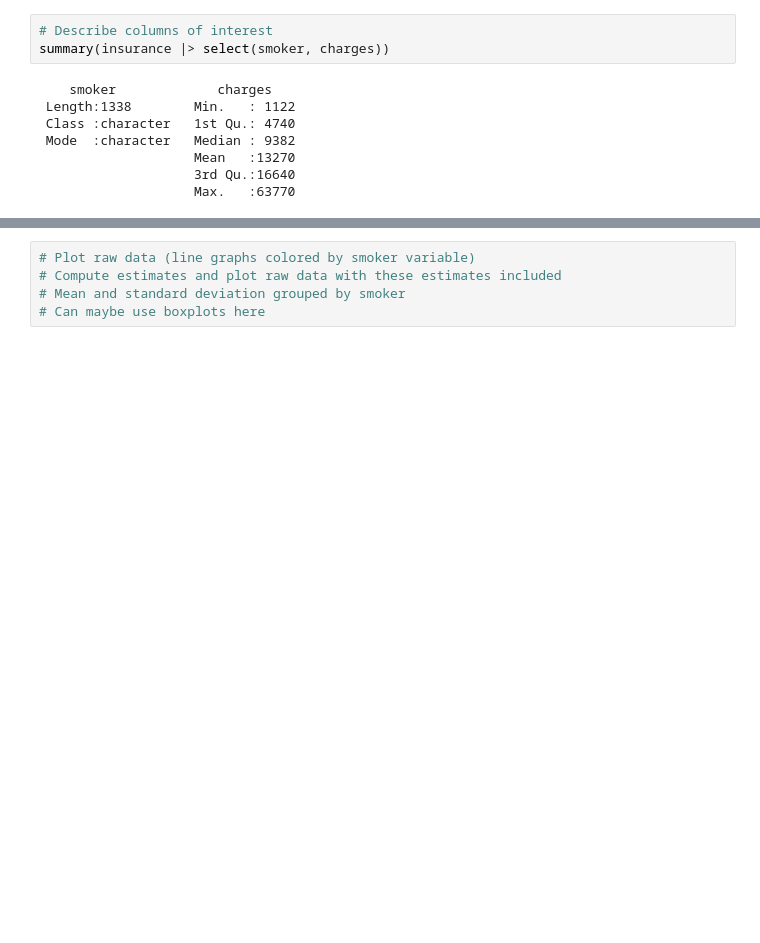
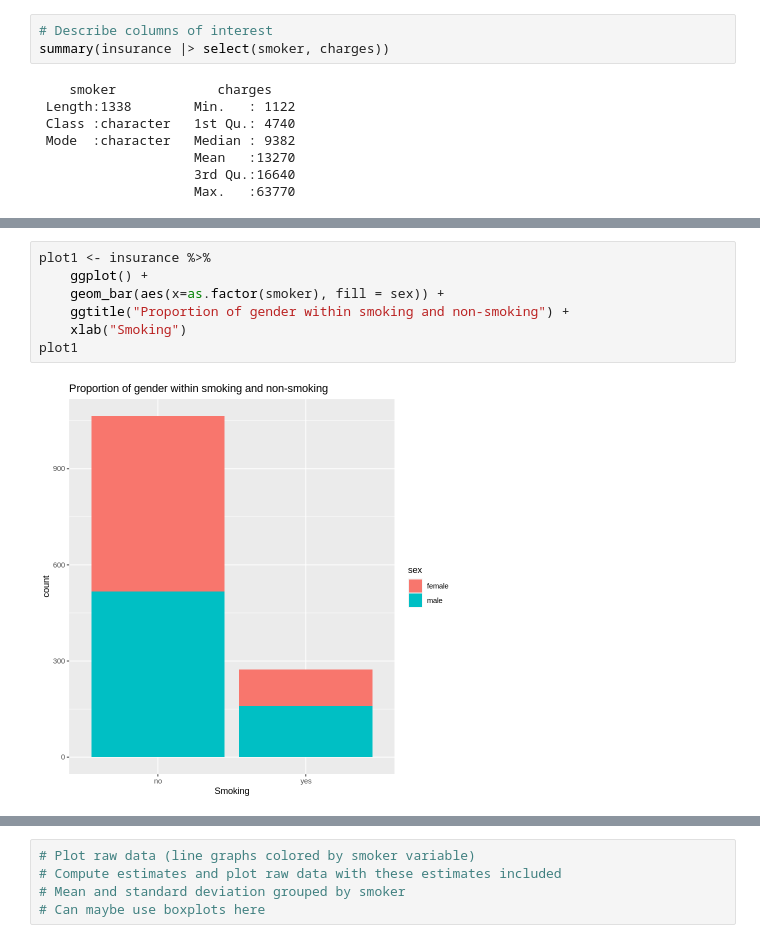
Before and after one commit to Yuji03b/STAT-201-GROUP-1, a Jupyter notebook: proposal.ipynb, the cells around one changed output, grey strips where cells are left out. Drawn from its saved outputs; the diff is of its cells as text; blank space fills up the shorter version.

Commit message:
plot done

```diff
--- a/proposal.ipynb
+++ b/proposal.ipynb
@@ -97,0 +121,9 @@ summary(insurance |> select(smoker, charges))
+# %%
+plot1 <- insurance %>%
+    ggplot() +
+    geom_bar(aes(x=as.factor(smoker), fill = sex)) +
+    ggtitle("Proportion of gender within smoking and non-smoking") +
+    xlab("Smoking")
+plot1
+# %% [output]
+[figure, added]
```
Also changed, not shown: parts of 7 cells of this notebook.
